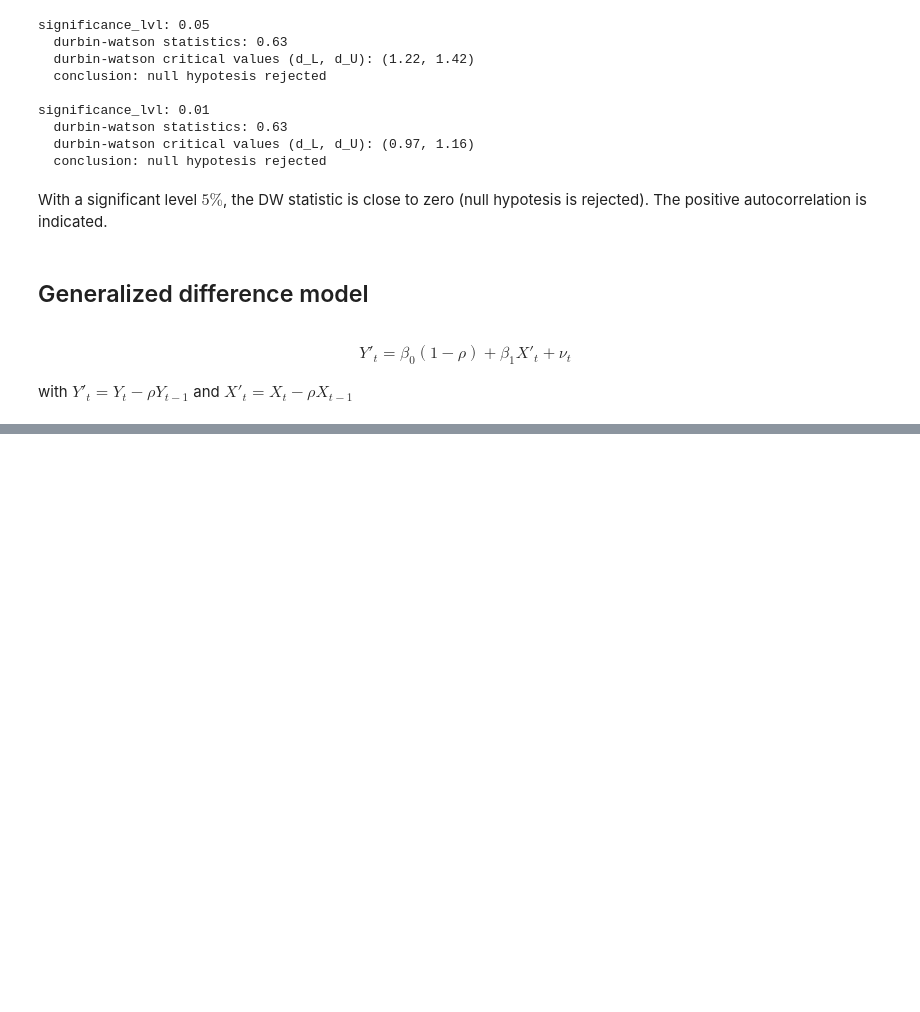
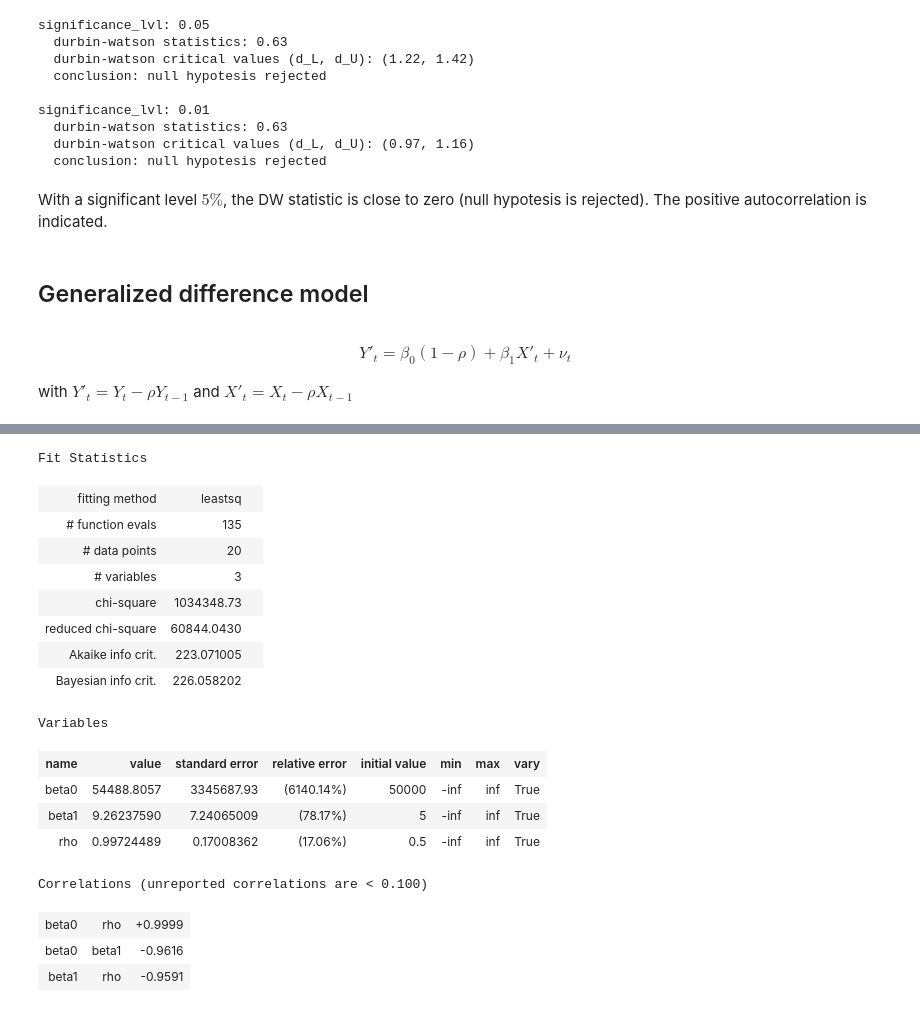
Before and after one commit to LugoBlogger/SI-201-542-forecasting-technique, a Jupyter notebook: chapter-07/07-example-05-generalized-diff.ipynb, the cells around one changed output, grey strips where cells are left out. Drawn from its saved outputs; the diff is of its cells as text; code cells hidden in the pictures; blank space fills up the shorter version.

```diff
--- a/chapter-07/07-example-05-generalized-diff.ipynb
+++ b/chapter-07/07-example-05-generalized-diff.ipynb
@@ -441,0 +487,22 @@ df_generalized
+# %%
+regress_generalized, df_regress  = least_squares(df_generalized)
+regress_generalized
+# %% [output]
+Fit Statistics
+| fitting method | leastsq |  |
+| # function evals | 135 |  |
+| # data points | 20 |  |
+| # variables | 3 |  |
+| chi-square | 1034348.73 |  |
+| reduced chi-square | 60844.0430 |  |
+| Akaike info crit. | 223.071005 |  |
+| Bayesian info crit. | 226.058202 |  |
+Variables
+| name | value | standard error | relative error | initial value | min | max | vary |
+| beta0 | 54488.8057 | 3345687.93 | (6140.14%) | 50000 | -inf | inf | True |
+| beta1 | 9.26237590 | 7.24065009 | (78.17%) | 5 | -inf | inf | True |
+| rho | 0.99724489 | 0.17008362 | (17.06%) | 0.5 | -inf | inf | True |
+Correlations (unreported correlations are < 0.100)
+| beta0 | rho | +0.9999 |
+| beta0 | beta1 | -0.9616 |
+| beta1 | rho | -0.9591 |
```
Also changed, not shown: parts of 7 cells of this notebook, 2 other files.
